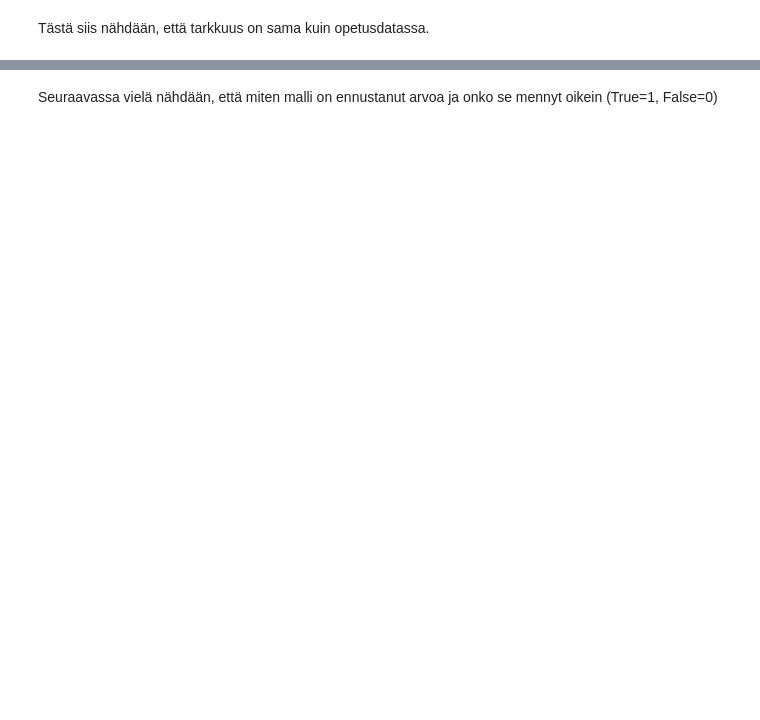
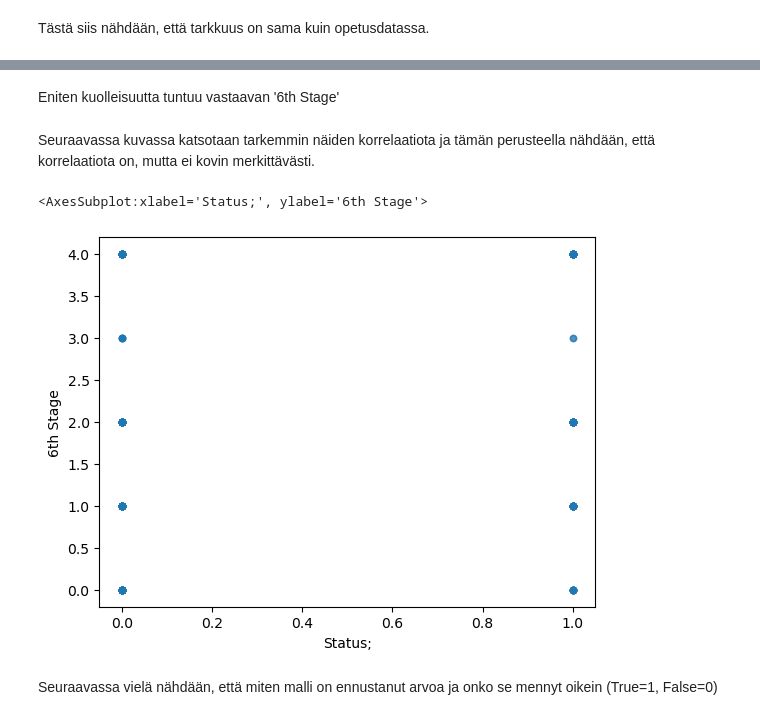
Before and after one commit to hetasks/loppuprojektiSyvaOppiminen, a Jupyter notebook: 1_data_preprocessing.ipynb, the cells around one changed output, grey strips where cells are left out. Cells and saved outputs as stored; diff of their text form; code cells hidden in the pictures; blank space fills up the shorter version.

```diff
--- a/1_data_preprocessing.ipynb
+++ b/1_data_preprocessing.ipynb
@@ -336,3 +425,12 @@ Tästä siis nähdään, että tarkkuus on sama kuin opetusdatassa.
+# %% [markdown]
+Eniten kuolleisuutta tuntuu vastaavan '6th Stage'
+# %% [markdown]
+Seuraavassa kuvassa katsotaan tarkemmin näiden korrelaatiota ja tämän perusteella nähdään, että korrelaatiota on, mutta ei kovin merkittävästi.
+# %%
+df_train.plot(kind="scatter", x="Status;", y="6th Stage", alpha=0.1)
+# %% [output]
+<AxesSubplot:xlabel='Status;', ylabel='6th Stage'>
+[figure, added]
 # %% [markdown]
 Seuraavassa vielä nähdään, että miten malli on ennustanut arvoa ja onko se mennyt oikein (True=1, False=0)
 # %%
```
Also changed, not shown: parts of 43 cells of this notebook.
